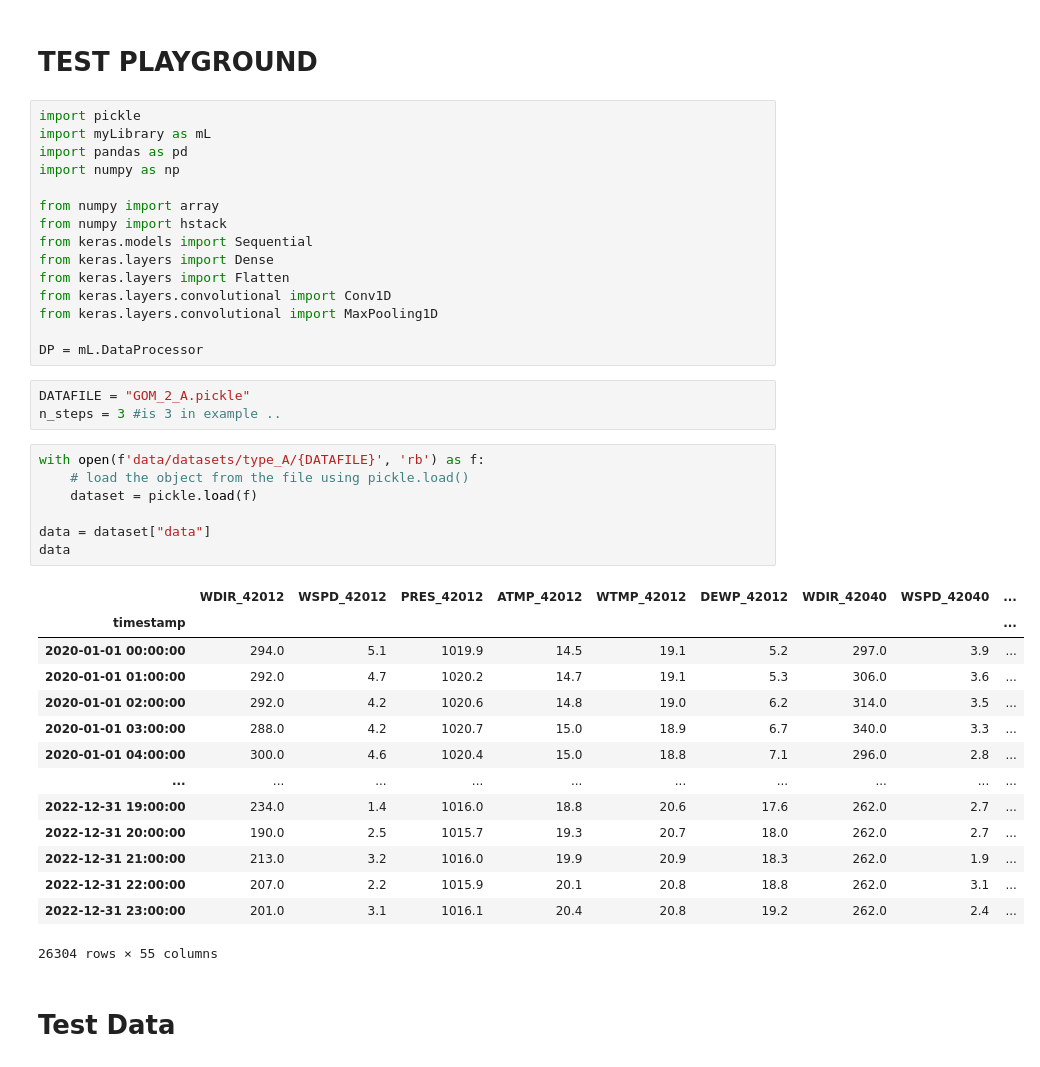
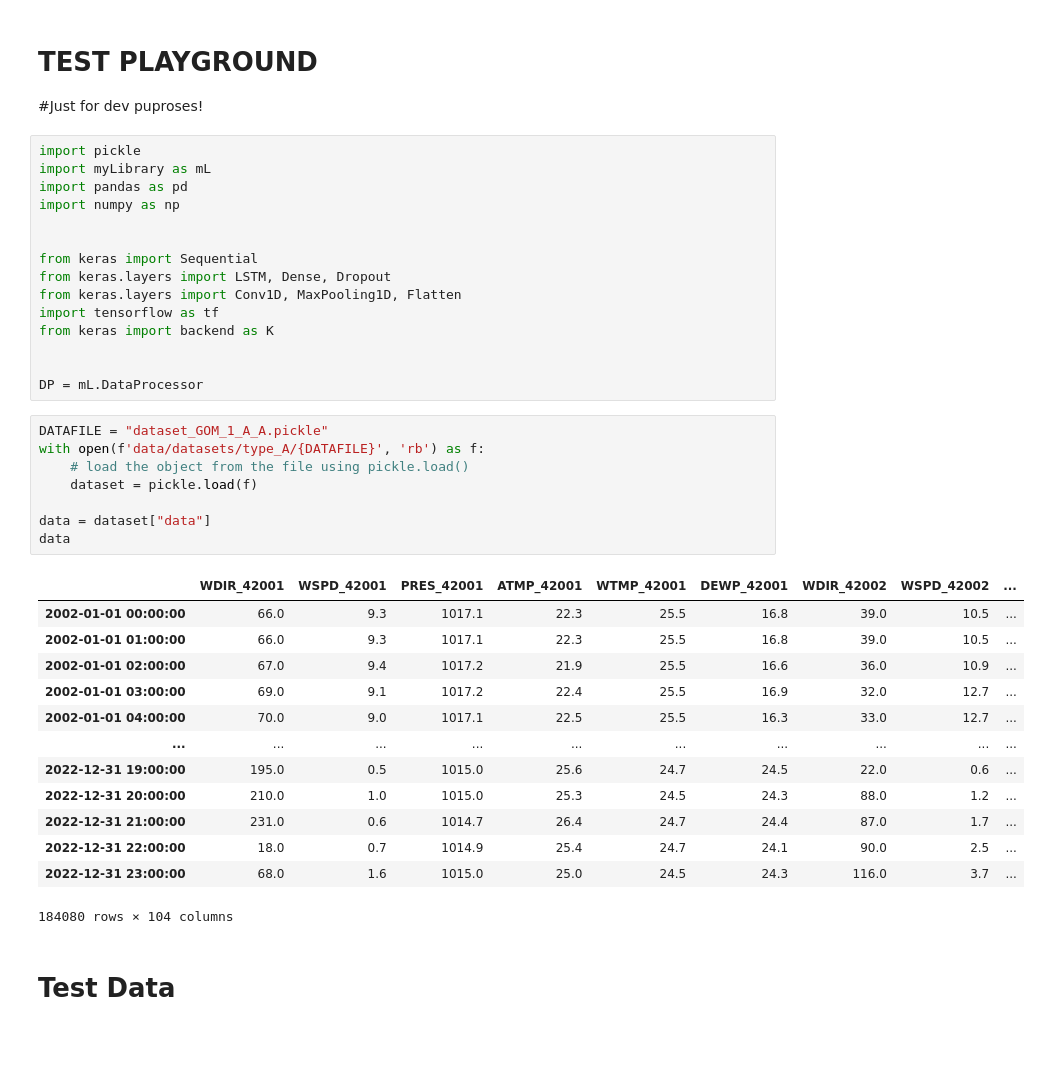
Before and after one commit to elsandner/Master_Project, a Jupyter notebook: playground.ipynb, the cells around one changed output. Drawn from its saved outputs; the diff is of its cells as text; blank space fills up the shorter version.

```diff
--- a/playground.ipynb
+++ b/playground.ipynb
@@ -1,45 +1,43 @@
 # %% [markdown]
 # TEST PLAYGROUND
+#Just for dev puproses!
 # %%
 import pickle
 import myLibrary as mL
 import pandas as pd
 import numpy as np
 
-from numpy import array
-from numpy import hstack
-from keras.models import Sequential
-from keras.layers import Dense
-from keras.layers import Flatten
-from keras.layers.convolutional import Conv1D
-from keras.layers.convolutional import MaxPooling1D
+
+from keras import Sequential
+from keras.layers import LSTM, Dense, Dropout
+from keras.layers import Conv1D, MaxPooling1D, Flatten
+import tensorflow as tf
+from keras import backend as K
+
 
 DP = mL.DataProcessor
-# %%
-DATAFILE = "GOM_2_A.pickle"
-n_steps = 3 #is 3 in example ..
 # %%
+DATAFILE = "dataset_GOM_1_A_A.pickle"
 with open(f'data/datasets/type_A/{DATAFILE}', 'rb') as f:
     # load the object from the file using pickle.load()
     dataset = pickle.load(f)
 
 data = dataset["data"]
 data
 # %% [output]
-|  | WDIR_42012 | WSPD_42012 | PRES_42012 | ATMP_42012 | WTMP_42012 | DEWP_42012 | WDIR_42040 | WSPD_42040 | ... |
-| timestamp |  |  |  |  |  |  |  |  | ... |
-| 2020-01-01 00:00:00 | 294.0 | 5.1 | 1019.9 | 14.5 | 19.1 | 5.2 | 297.0 | 3.9 | ... |
-| 2020-01-01 01:00:00 | 292.0 | 4.7 | 1020.2 | 14.7 | 19.1 | 5.3 | 306.0 | 3.6 | ... |
-| 2020-01-01 02:00:00 | 292.0 | 4.2 | 1020.6 | 14.8 | 19.0 | 6.2 | 314.0 | 3.5 | ... |
-| 2020-01-01 03:00:00 | 288.0 | 4.2 | 1020.7 | 15.0 | 18.9 | 6.7 | 340.0 | 3.3 | ... |
-| 2020-01-01 04:00:00 | 300.0 | 4.6 | 1020.4 | 15.0 | 18.8 | 7.1 | 296.0 | 2.8 | ... |
+|  | WDIR_42001 | WSPD_42001 | PRES_42001 | ATMP_42001 | WTMP_42001 | DEWP_42001 | WDIR_42002 | WSPD_42002 | ... |
+| 2002-01-01 00:00:00 | 66.0 | 9.3 | 1017.1 | 22.3 | 25.5 | 16.8 | 39.0 | 10.5 | ... |
+| 2002-01-01 01:00:00 | 66.0 | 9.3 | 1017.1 | 22.3 | 25.5 | 16.8 | 39.0 | 10.5 | ... |
+| 2002-01-01 02:00:00 | 67.0 | 9.4 | 1017.2 | 21.9 | 25.5 | 16.6 | 36.0 | 10.9 | ... |
+| 2002-01-01 03:00:00 | 69.0 | 9.1 | 1017.2 | 22.4 | 25.5 | 16.9 | 32.0 | 12.7 | ... |
+| 2002-01-01 04:00:00 | 70.0 | 9.0 | 1017.1 | 22.5 | 25.5 | 16.3 | 33.0 | 12.7 | ... |
 | ... | ... | ... | ... | ... | ... | ... | ... | ... | ... |
-| 2022-12-31 19:00:00 | 234.0 | 1.4 | 1016.0 | 18.8 | 20.6 | 17.6 | 262.0 | 2.7 | ... |
-| 2022-12-31 20:00:00 | 190.0 | 2.5 | 1015.7 | 19.3 | 20.7 | 18.0 | 262.0 | 2.7 | ... |
-| 2022-12-31 21:00:00 | 213.0 | 3.2 | 1016.0 | 19.9 | 20.9 | 18.3 | 262.0 | 1.9 | ... |
-| 2022-12-31 22:00:00 | 207.0 | 2.2 | 1015.9 | 20.1 | 20.8 | 18.8 | 262.0 | 3.1 | ... |
-| 2022-12-31 23:00:00 | 201.0 | 3.1 | 1016.1 | 20.4 | 20.8 | 19.2 | 262.0 | 2.4 | ... |
+| 2022-12-31 19:00:00 | 195.0 | 0.5 | 1015.0 | 25.6 | 24.7 | 24.5 | 22.0 | 0.6 | ... |
+| 2022-12-31 20:00:00 | 210.0 | 1.0 | 1015.0 | 25.3 | 24.5 | 24.3 | 88.0 | 1.2 | ... |
+| 2022-12-31 21:00:00 | 231.0 | 0.6 | 1014.7 | 26.4 | 24.7 | 24.4 | 87.0 | 1.7 | ... |
+| 2022-12-31 22:00:00 | 18.0 | 0.7 | 1014.9 | 25.4 | 24.7 | 24.1 | 90.0 | 2.5 | ... |
+| 2022-12-31 23:00:00 | 68.0 | 1.6 | 1015.0 | 25.0 | 24.5 | 24.3 | 116.0 | 3.7 | ... |
-26304 rows × 55 columns
+184080 rows × 104 columns
 # %% [markdown]
 # Test Data
 # %%
```
Also changed, not shown: parts of 24 cells of this notebook, 8 other files.
